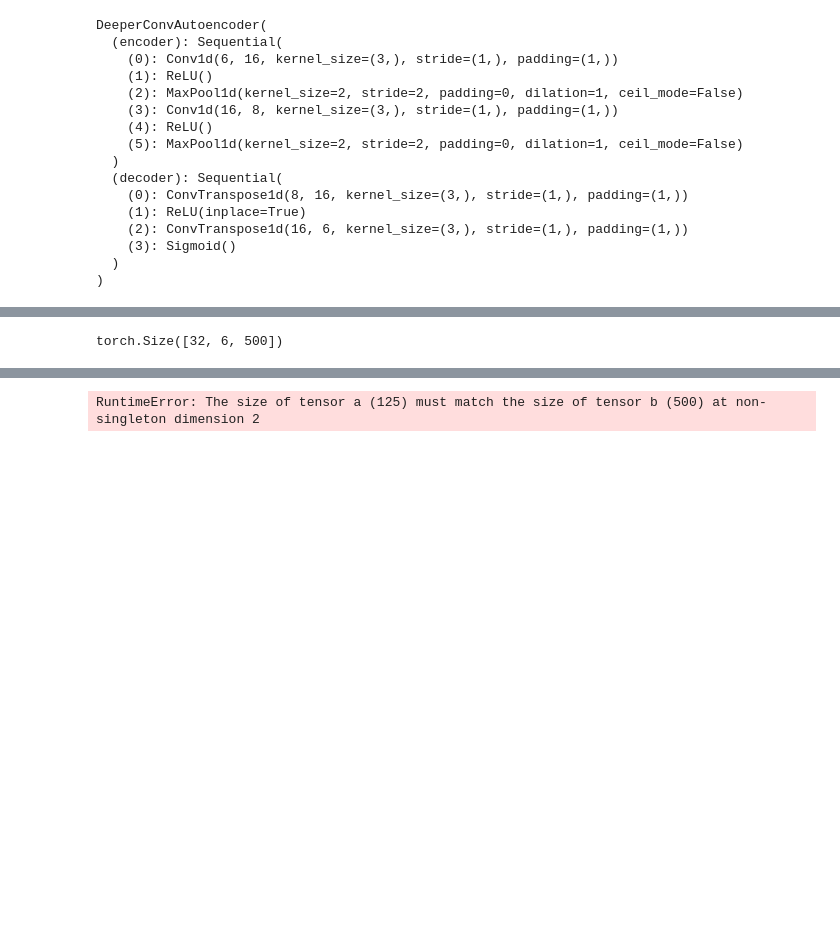
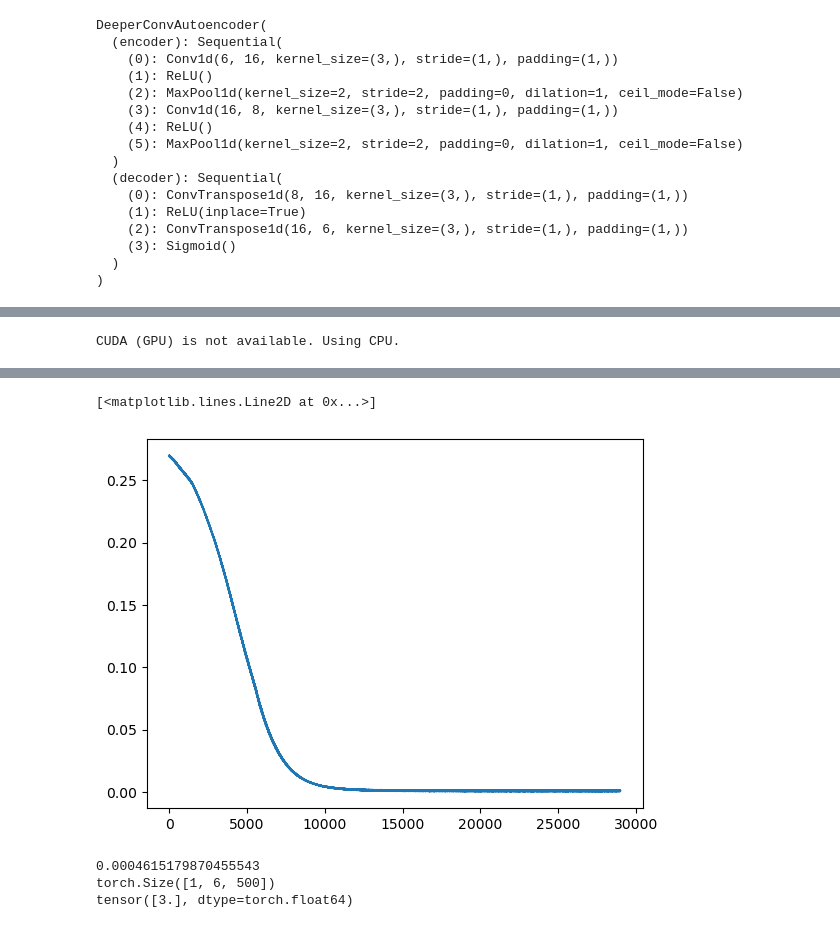
Before and after one commit to AyonRRahman/Digital_twin_project, a Jupyter notebook: test_read.ipynb, the cells around one changed output, grey strips where cells are left out. Cells and saved outputs as stored; diff of their text form; code cells hidden in the pictures; blank space fills up the shorter version.

Commit message:
experiment autoencoder lstm

```diff
--- a/test_read.ipynb
+++ b/test_read.ipynb
@@ -321,10 +303,22 @@ hidden_channels = 16  # Number of channels in the bottleneck layer
 # Create an instance of the DeeperConvAutoencoder model
 autoencoder = DeeperConvAutoencoder(input_channels, sequence_length, hidden_channels)
 autoencoder = autoencoder.to(torch.float64)
-# %%
-autoencoder(inputs).shape
-# %% [output]
-torch.Size([32, 6, 500])
+# %%
+import torch
+if torch.cuda.is_available():
+    device = torch.device("cuda")
+    print("CUDA (GPU) is available.")
+else:
+    device = torch.device("cpu")
+    print("CUDA (GPU) is not available. Using CPU.")
+
+
+import dataset
+
+# Create data loaders for training and validation datasets
+Trainset = dataset.AutoEncoderDataset('/home/ayon/Desktop/Digital Twin data/new_data/AutoEncoder_data/Train/', device=device)
+# %% [output]
+CUDA (GPU) is not available. Using CPU.
 # %%
 import torch
 import torch.nn as nn
@@ -337,8 +331,8 @@ import torch.nn.functional as F
 
 # Define hyperparameters
 batch_size = 32
-num_epochs = 200
-learning_rate = 0.001
+num_epochs = 1000
+learning_rate = 0.00001
 
 # Define hyperparameters
 input_channels = 6  # Number of input channels
@@ -362,6 +356,8 @@ train_loader = DataLoader(Trainset, batch_size=batch_size, shuffle=True)
 # val_loader = DataLoader(val_dataset, batch_size=batch_size)
 
 # Training loop
+loss_list = []
+total_loss_list = []
 for epoch in range(num_epochs):
     model.train()
     total_loss = 0.0
@@ -376,19 +372,11 @@ for epoch in range(num_epochs):
 
         # Forward pass
         outputs = model(inputs)
-        print(outputs.shape)
-        print(inputs.shape)
-        # Apply softmax to the model's output
-        # softmax_outputs = nn.functional.softmax(outputs, dim=1)
 
-        # Compute cross-entropy loss
-        # target = F.one_hot(labels.to(torch.int64),num_classes=num_classes).to(torch.double)
-        # print(labels.shape)
-        # print(target.shape)
+        loss = criterion(outputs, inputs)
+        loss_list.append(loss.item())
+        total_loss += loss.item()
 
-        # print(softmax_outputs.shape)
-        loss = criterion(outputs, inputs)
-        total_loss += loss.item()
 
         # Backpropagation and optimization
         loss.backward()
@@ -401,8 +389,10 @@ for epoch in range(num_epochs):
         #     correct += (predicted == labels).sum().item()
 
     # Print statistics
+    total_loss_list.append(total_loss)
     print(f'Epoch [{epoch+1}/{num_epochs}], Loss: {total_loss/len(train_loader)}')
 
 # Save the trained model if needed
-# torch.save(model.state_dict(), 'your_model.pth')
+torch.save(model.state_dict(), 'auto_encoder.pth')
+plt.plot(loss_list)
 # %% [output]
@@ -411 +416,24 @@ torch.Size([32, 6, 500])
-RuntimeError: The size of tensor a (125) must match the size of tensor b (500) at non-singleton dimension 2
+[<matplotlib.lines.Line2D at 0x...>]
+[figure, added]
+# %%
+import dataset
+test_set = dataset.DigitalTwinDataset('/home/ayon/Desktop/Digital Twin data/new_data/AutoEncoder_data/Test/', device=device, shuffle=False)
+test_loader = DataLoader(test_set, batch_size=1, shuffle=False)
+
+model.eval()
+mse = nn.MSELoss()
+for data in test_loader:
+    inputs,labels = data['data'].reshape(-1,input_channels,sequence_length).to(torch.float64), data['label']
+
+    if labels.sum().item()==3:
+        outputs = model(inputs)
+        loss = mse(outputs, inputs)
+        print(loss.item())
+        break
+    # break
+print(inputs.shape)
+print(labels)
+# %% [output]
+0.0004615179870455543
+torch.Size([1, 6, 500])
+tensor([3.], dtype=torch.float64)
```
Also changed, not shown: parts of 8 cells of this notebook.
